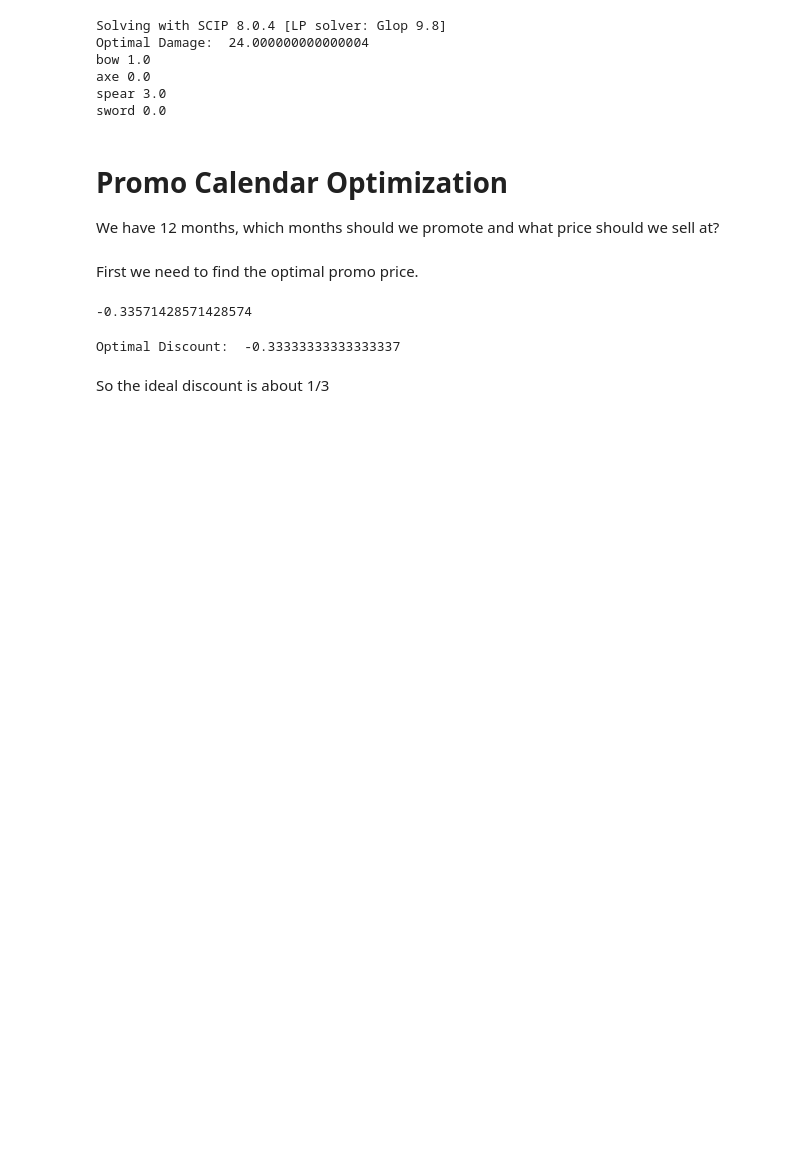
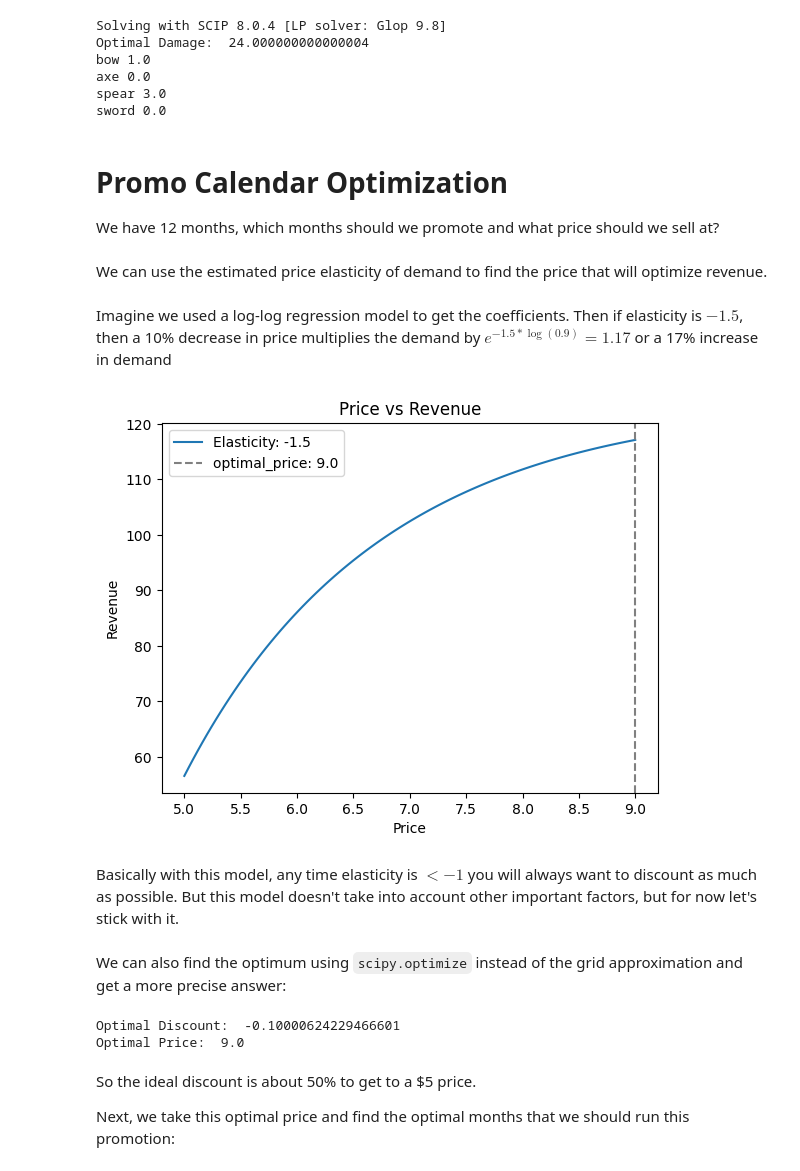
Before and after one commit to banditkings/learning-causal-impact, a Jupyter notebook: notebooks/ortools-mip.ipynb, the cells around one changed output. Drawn from its saved outputs; the diff is of its cells as text; code cells hidden in the pictures; blank space fills up the shorter version.

```diff
--- a/notebooks/ortools-mip.ipynb
+++ b/notebooks/ortools-mip.ipynb
@@ -97,19 +97,18 @@ import pandas as pd
 import matplotlib.pyplot as plt
 
 # Constants
-PRICE_ELASTICITY = -3
-REGULAR_RETAIL_PRICE = 6.99
-PRODUCT_MANUFACTURING_COST = 2
-REGULAR_RETAIL_COST = 4.667
-BASELINE_SALES = 500
-RETAILER_MARGIN = 0.332
+elasticity = -1.5
+baseline_price = 10
+# baseline_price = 11.46
+cost = 4
+baseline_sales = 20
+month_nums = range(12)
 
+# Simulate Seasonality
 np.random.seed(99)
+
 # Seasonality factors
-seasonality = [np.random.uniform(0.5, 1) if w <= 3 or w >= 11 else
-               np.random.uniform(0.8, 1.5) if w <= 9 else
-               np.random.uniform(1.5, 2.5) for w in range(52)]
+seasonality = [np.random.uniform(1.25, 2.5) if m >= 4 and m <= 7 else
+               np.random.uniform(0.5, 0.9) for m in month_nums]
 
 px.line(seasonality, title='Seasonality', template='simple_white')
-# %% [markdown]
-First we need to find the optimal promo price.
@@ -123,21 +115,54 @@ px.line(x=prices, y=promo_revenue)
-# %%
-discount[np.argmax(promo_revenue)]
-# %% [output]
--0.33571428571428574
+# %% [markdown]
+We can use the estimated price elasticity of demand to find the price that will optimize revenue.
+# %% [markdown]
+Imagine we used a log-log regression model to get the coefficients. Then if elasticity is $-1.5$, then a 10% decrease in price multiplies the demand by $e^{-1.5 * \log(0.9)} = 1.17$ or a 17% increase in demand
+# %%
+# Consider discounts between 10-50% off
+discount = np.linspace(-0.1, -0.5, 100) # pct off
+prices = (1 + discount) * baseline_price
+
+def revenue_fn(discount, baseline_price, elasticity, baseline_sales):
+    """Calculate revenues with different discount and elasticity scenarios"""
+    chg = elasticity * np.log(1+discount)
+    demand = baseline_sales * np.exp(chg)
+    return demand * ((1 + discount) * baseline_price - cost) * -1 # for the minimization function
+
+# Note we need to flip the sign for our plot
+promo_revenue = -revenue_fn(discount, baseline_price, elasticity, baseline_sales)
+
+# Find maximum using our grid approximation
+optimal_price = prices[np.argmax(promo_revenue)]
+optimal_price = np.round(optimal_price, 2)
+
+# Plot the curve of Price and Revenue
+plt.plot(prices, promo_revenue, label=f'Elasticity: {elasticity}')
+plt.axvline(optimal_price, linestyle='dashed', color='grey', label=f'optimal_price: {optimal_price}')
+plt.title("Price vs Revenue")
+plt.xlabel("Price")
+plt.ylabel("Revenue")
+plt.legend();
+# %% [output]
+[figure, added]
+# %% [markdown]
+Basically with this model, any time elasticity is $\lt -1$ you will always want to discount as much as possible. But this model doesn't take into account other important factors, but for now let's stick with it.
+# %% [markdown]
+We can also find the optimum using `scipy.optimize` instead of the grid approximation and get a more precise answer:
 # %%
 from scipy.optimize import minimize_scalar
 
-def revenue_fn(discount, base_price, elasticity, base_sales=500):
-    demand = base_sales * (1 + elasticity * discount)
-    return -demand * ((1 + discount) * base_price)
-
-res = minimize_scalar(revenue_fn, args=(6.99, -3), bounds=[-0.5, -0.15], method='bounded')
+res = minimize_scalar(revenue_fn, args=(baseline_price, elasticity, baseline_sales), bounds=[-0.5, -0.1], method='bounded')
 optimal_discount = res.x
 print("Optimal Discount: ", optimal_discount)
+optimal_price = baseline_price * (1 + optimal_discount)
+optimal_price = np.round(optimal_price, 2)
+print("Optimal Price: ", optimal_price)
 # %% [output]
-Optimal Discount:  -0.33333333333333337
+Optimal Discount:  -0.10000624229466601
+Optimal Price:  9.0
-# %% [markdown]
-So the ideal discount is about 1/3
+# %% [markdown]
+So the ideal discount is about 50% to get to a \$5 price.
+
+Next, we take this optimal price and find the optimal months that we should run this promotion:
 # %%
 # 2. Declare solver
 # Create the mip solver with the SCIP backend.
```
Also changed, not shown: parts of 20 cells of this notebook.
